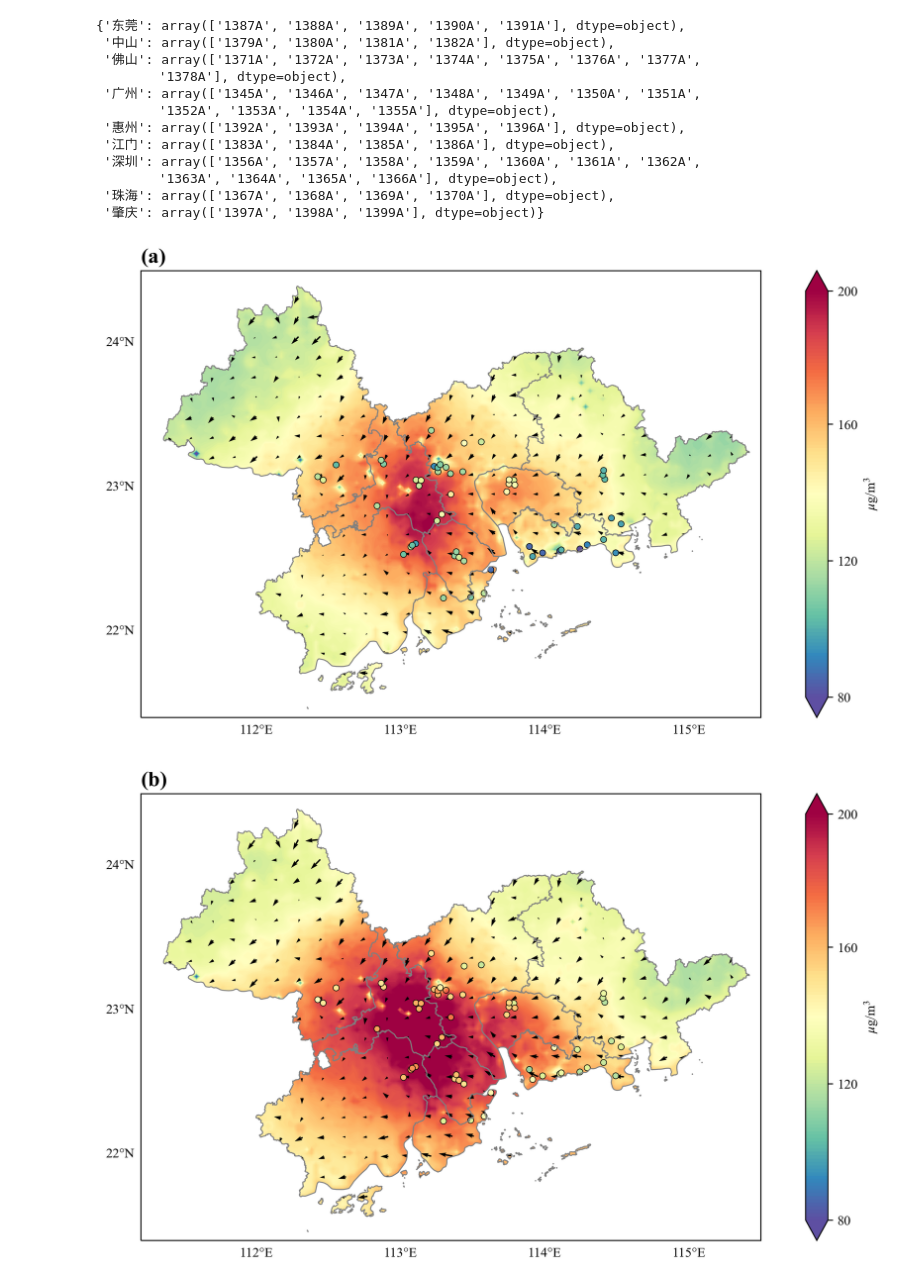
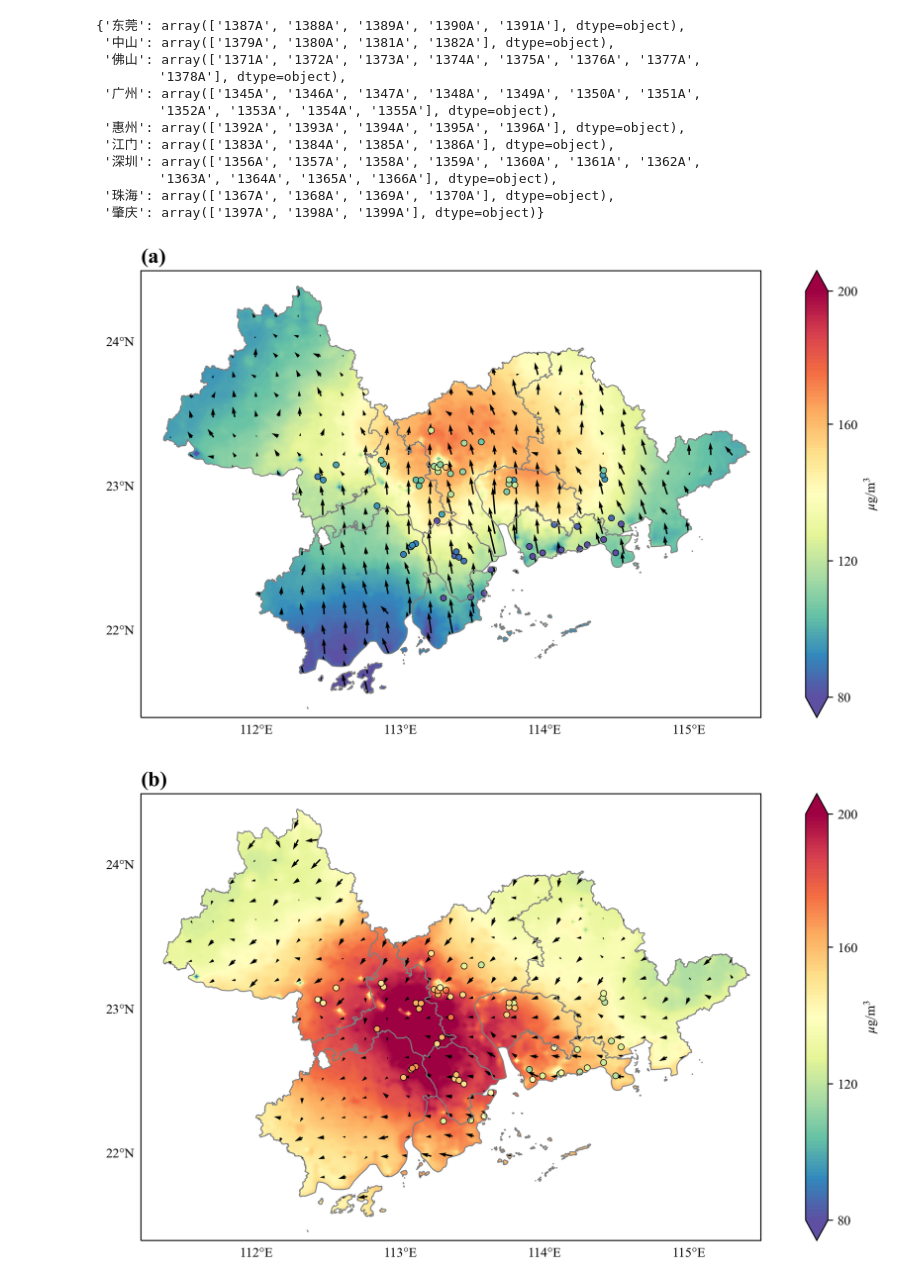
Before and after one commit to Iphisxu/MasterGRAD-Seasonally, a Jupyter notebook: scripts/Ground/Plot_spatial/O3_obs.ipynb, the cells around one changed output. Cells and saved outputs as stored; diff of their text form; code cells hidden in the pictures.

```diff
--- a/scripts/Ground/Plot_spatial/O3_obs.ipynb
+++ b/scripts/Ground/Plot_spatial/O3_obs.ipynb
@@ -97,27 +96,27 @@ sim_high_vw = average_data(high_wind, 'vwind')
 # %%
-obs_low.index = pd.date_range('2023-09-01T00','2023-09-30T23',freq='H')
-obs_high.index = pd.date_range('2023-09-01T00','2023-09-30T23',freq='H')
-avg_obs_low   = obs_low.rolling(8).mean().resample('D').max().mean(axis=0)
-avg_obs_high   = obs_high.rolling(8).mean().resample('D').max().mean(axis=0)
+obs_summer.index = pd.date_range('2023-07-01T00','2023-07-31T23',freq='H')
+obs_autumn.index = pd.date_range('2023-09-01T00','2023-09-30T23',freq='H')
+avg_obs_summer   = obs_summer.rolling(8).mean().resample('D').max().mean(axis=0)
+avg_obs_autumn   = obs_autumn.rolling(8).mean().resample('D').max().mean(axis=0)
 
-avg_sim_low   = sim_low.rolling(time=8).mean(dim='time').resample(time='D').max(dim='time').mean(dim='time')
-avg_sim_high  = sim_high.rolling(time=8).mean(dim='time').resample(time='D').max(dim='time').mean(dim='time')
+avg_sim_summer = sim_summer.rolling(time=8).mean(dim='time').resample(time='D').max(dim='time').mean(dim='time')
+avg_sim_autumn = sim_autumn.rolling(time=8).mean(dim='time').resample(time='D').max(dim='time').mean(dim='time')
 
-uwind_low  = sim_low_uw.mean(dim='time')
-uwind_high = sim_high_uw.mean(dim='time')
-vwind_low  = sim_low_vw.mean(dim='time')
-vwind_high = sim_high_vw.mean(dim='time')
+uwind_summer = sim_summer_uw.mean(dim='time')
+uwind_autumn = sim_autumn_uw.mean(dim='time')
+vwind_summer = sim_summer_vw.mean(dim='time')
+vwind_autumn = sim_autumn_vw.mean(dim='time')
 # %%
 cmin=80
 cmax=200
 cmstep=1
 cbstep=40
 # %%
-plot_map_withobs(sim_low, cmin, cmax, cmstep, cbstep,
-             avg_sim_low, uwind_low, vwind_low,
-             avg_obs_low, sitelon, sitelat,
+plot_map_withobs(sim_summer, cmin, cmax, cmstep, cbstep,
+             avg_sim_summer, uwind_summer, vwind_summer,
+             avg_obs_summer, sitelon, sitelat,
              ngrid=5, scale=100, headwidth=3,
              title='(a)', colorbar_label='$\mu$g/m$^3$')
 # %% [output]
-[figure, old version]
+[figure, new version]
 # %%
```
Also changed, not shown: parts of 4 cells of this notebook, 2 other files.
